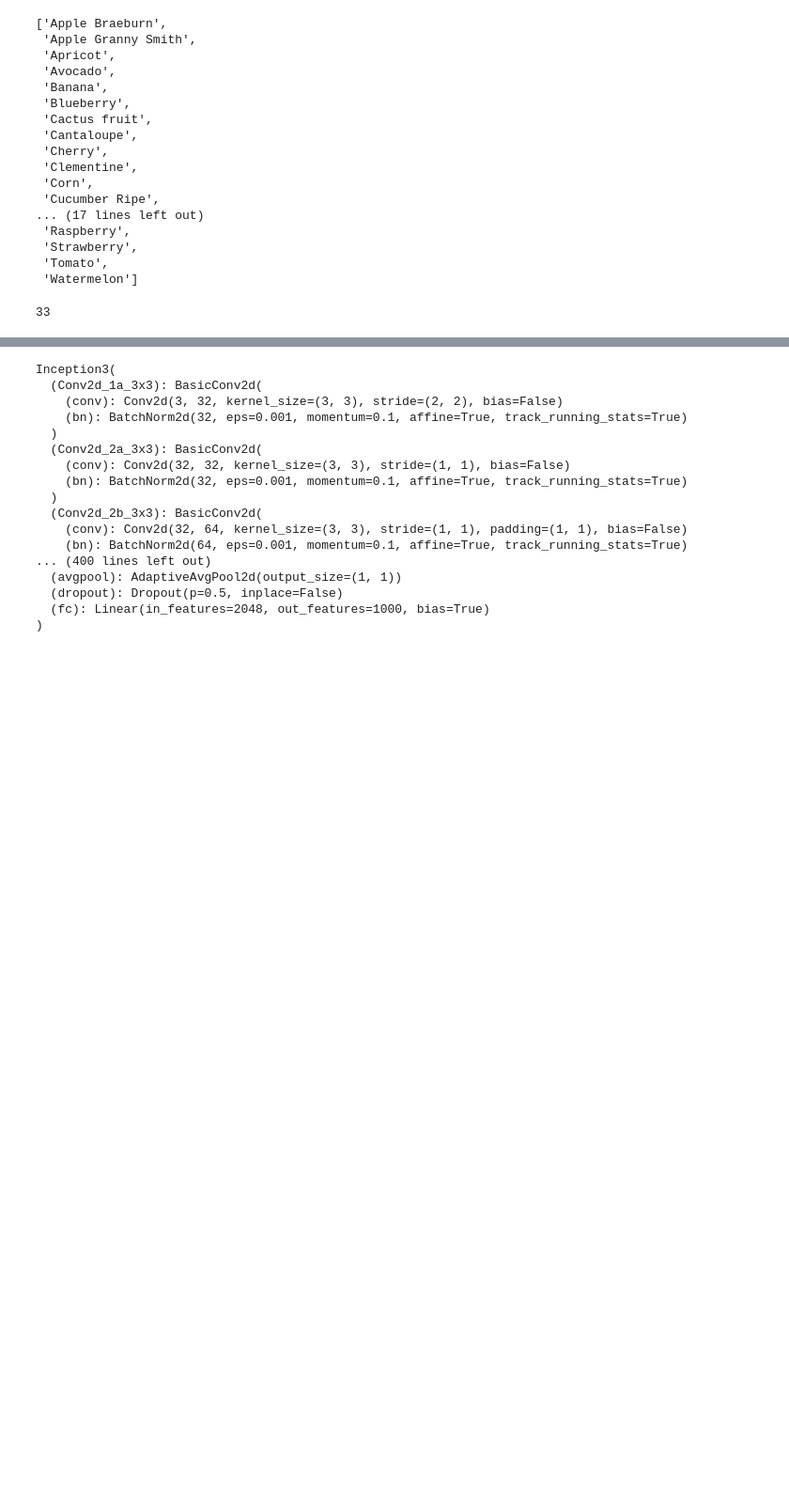
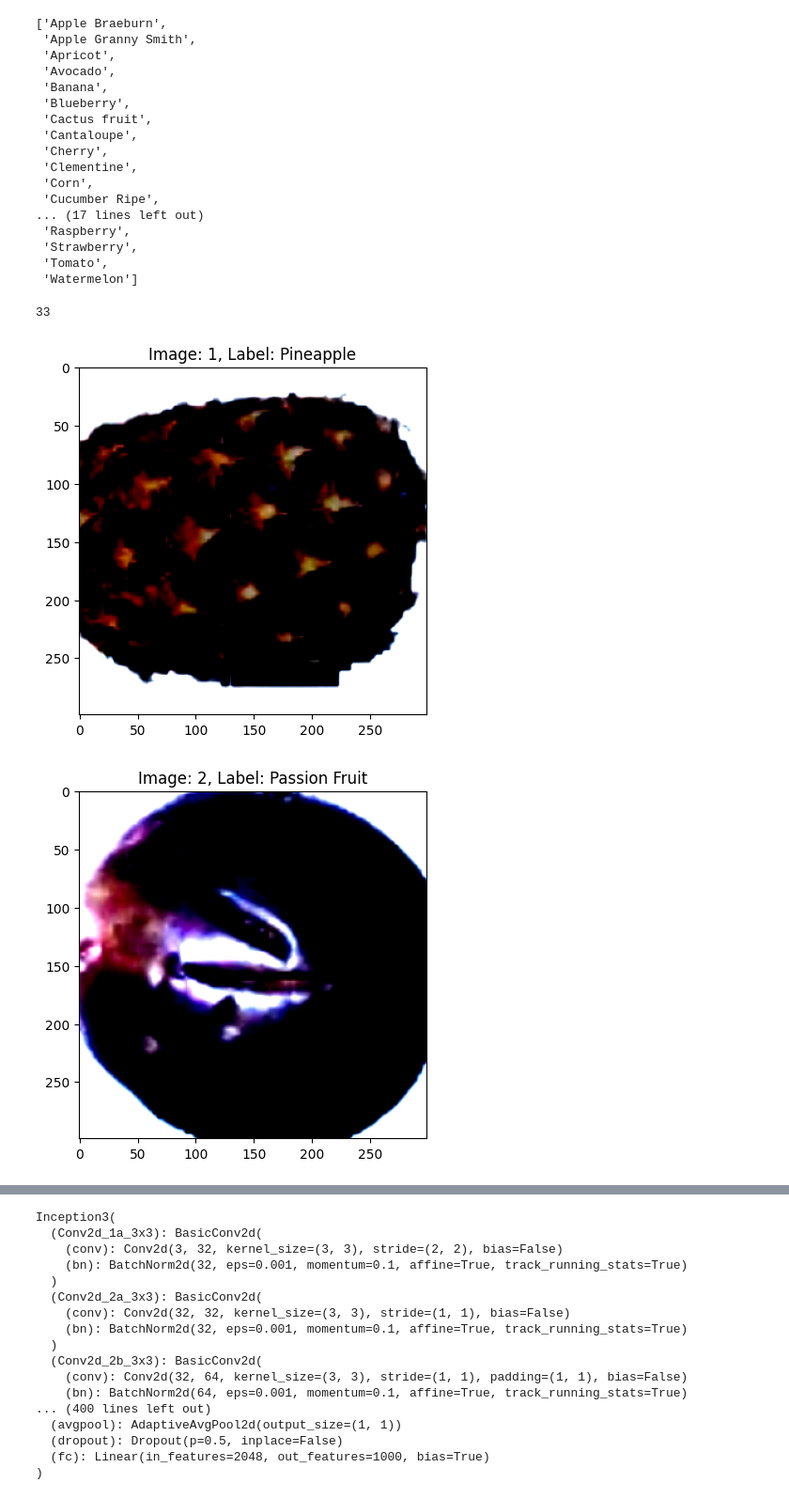
Before and after one commit to alonacode/AI, a Jupyter notebook: notebook8e0de6b92d.ipynb, the cells around one changed output, grey strips where cells are left out. Shown at 94% size. Cells and saved outputs as stored; diff of their text form; code cells hidden in the pictures; blank space fills up the shorter version.

```diff
--- a/notebook8e0de6b92d.ipynb
+++ b/notebook8e0de6b92d.ipynb
@@ -80,3 +80,21 @@ batch_size = 32
 # Створіть завантажувачі даних
 train_loader = torch.utils.data.DataLoader(train_data, shuffle=True, batch_size=batch_size)
 test_loader = torch.utils.data.DataLoader(test_data, shuffle=True, batch_size=batch_size)
+# %%
+import matplotlib.pyplot as plt
+for i in range(3):
+    img, label = train_data[i]
+
+
+    img = img.numpy()
+
+    img = img.transpose((1, 2, 0))
+
+    label_name = dataset.classes[label]
+
+    plt.imshow(img)
+    plt.title(f"Image: {i+1}, Label: {label_name}")
+    plt.show()
+# %% [output]
+[figure, added]
+[figure, added]
```
Also changed, not shown: parts of 2 cells of this notebook.
